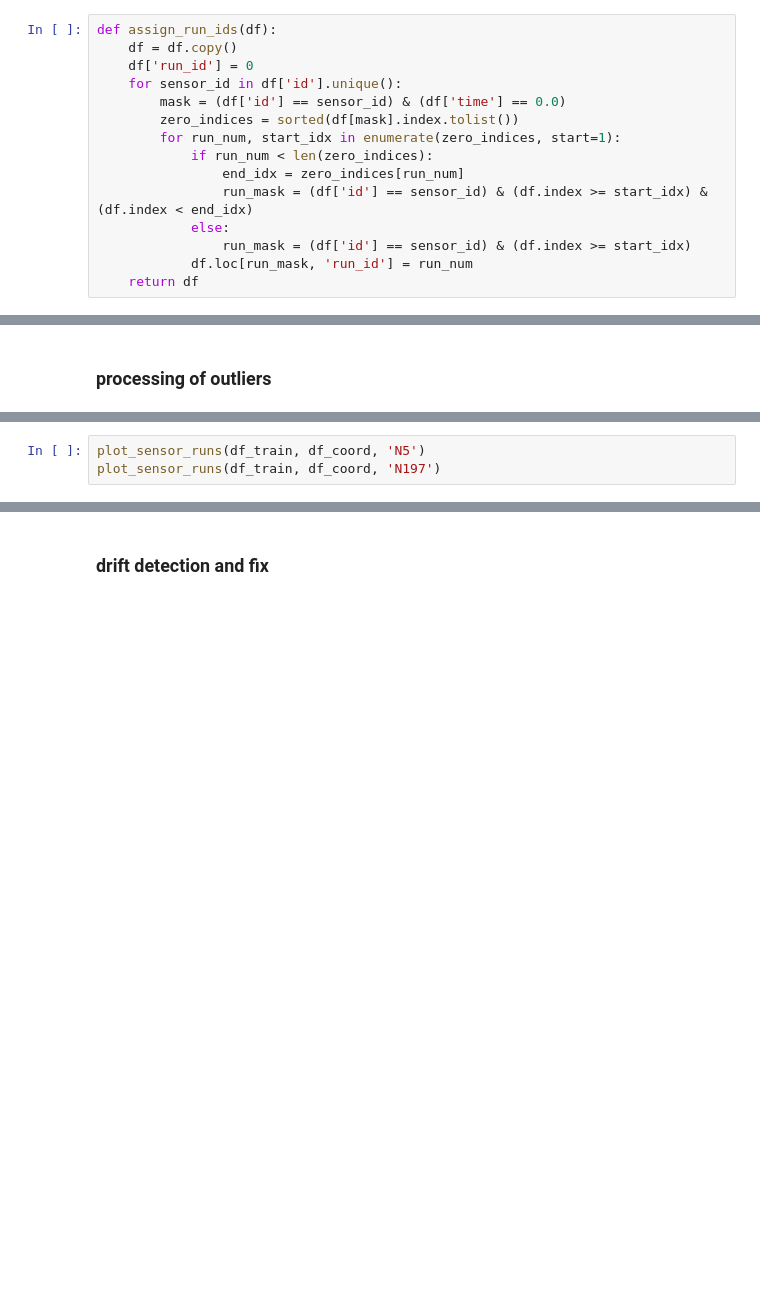
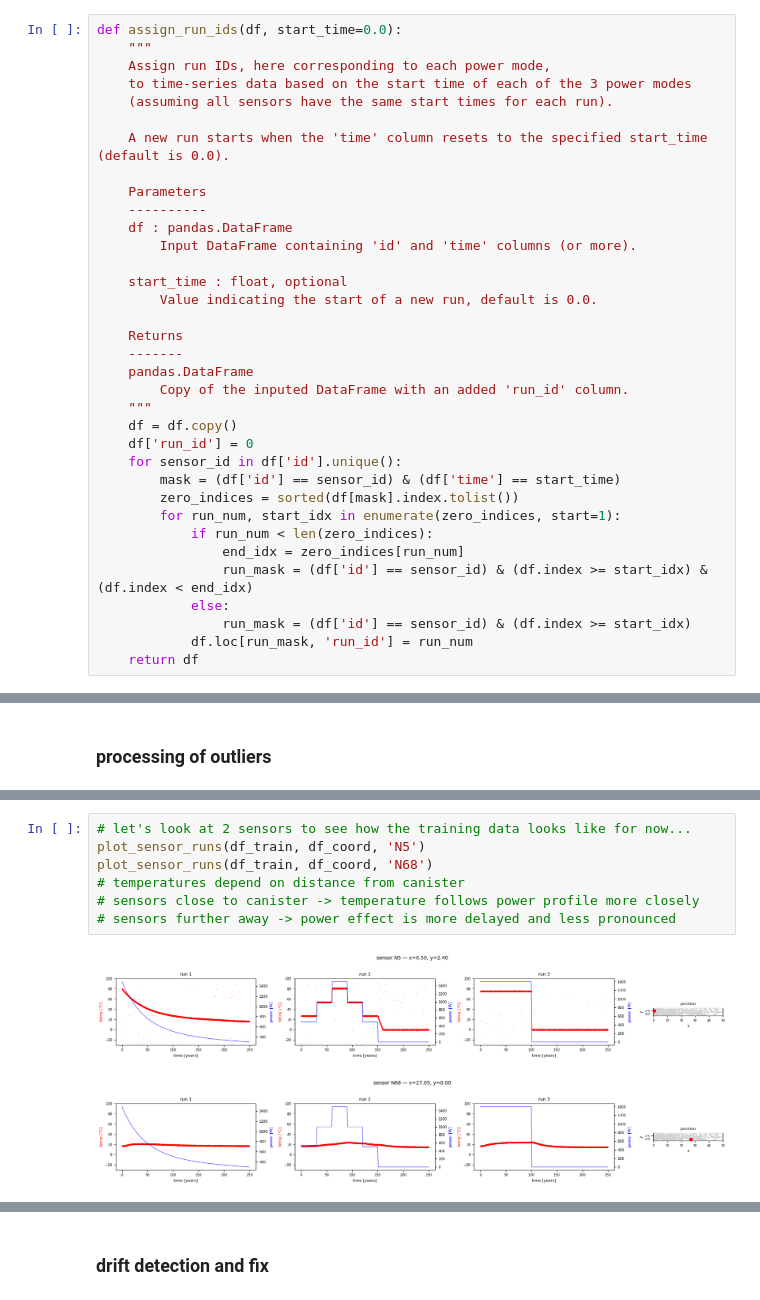
Before and after one commit to ddelacou/intro_ml_mont_terri, a Jupyter notebook: 02_data_processing.ipynb, the cells around one changed output, grey strips where cells are left out. Drawn from its saved outputs; the diff is of its cells as text; blank space fills up the shorter version.

Commit message:
added data processing and model training file new

```diff
--- a/02_data_processing.ipynb
+++ b/02_data_processing.ipynb
@@ -187,11 +204,31 @@ for p in percentiles:
 # %% [markdown]
 ### **assign run IDS - each run is one of the power modes**
 # %%
-def assign_run_ids(df):
+def assign_run_ids(df, start_time=0.0):
+    """
+    Assign run IDs, here corresponding to each power mode,
+    to time-series data based on the start time of each of the 3 power modes
+    (assuming all sensors have the same start times for each run).
+
+    A new run starts when the 'time' column resets to the specified start_time (default is 0.0).
+
+    Parameters
+    ----------
+    df : pandas.DataFrame
+        Input DataFrame containing 'id' and 'time' columns (or more).
+
+    start_time : float, optional
+        Value indicating the start of a new run, default is 0.0.
+
+    Returns
+    -------
+    pandas.DataFrame
+        Copy of the inputed DataFrame with an added 'run_id' column.
+    """
     df = df.copy()
     df['run_id'] = 0
     for sensor_id in df['id'].unique():
-        mask = (df['id'] == sensor_id) & (df['time'] == 0.0)
+        mask = (df['id'] == sensor_id) & (df['time'] == start_time)
         zero_indices = sorted(df[mask].index.tolist())
         for run_num, start_idx in enumerate(zero_indices, start=1):
             if run_num < len(zero_indices):
@@ -312,3 +390,10 @@ print(f"total NaNs now:             {df_train['temperature'].isna().sum()}")
-# %%
-plot_sensor_runs(df_train, df_coord, 'N5')
-plot_sensor_runs(df_train, df_coord, 'N197')
+# %%
+# let's look at 2 sensors to see how the training data looks like for now...
+plot_sensor_runs(df_train, df_coord, 'N5')
+plot_sensor_runs(df_train, df_coord, 'N68')
+# temperatures depend on distance from canister
+# sensors close to canister -> temperature follows power profile more closely
+# sensors further away -> power effect is more delayed and less pronounced
+# %% [output]
+[figure, added]
+[figure, added]
```
Also changed, not shown: parts of 41 cells of this notebook.
